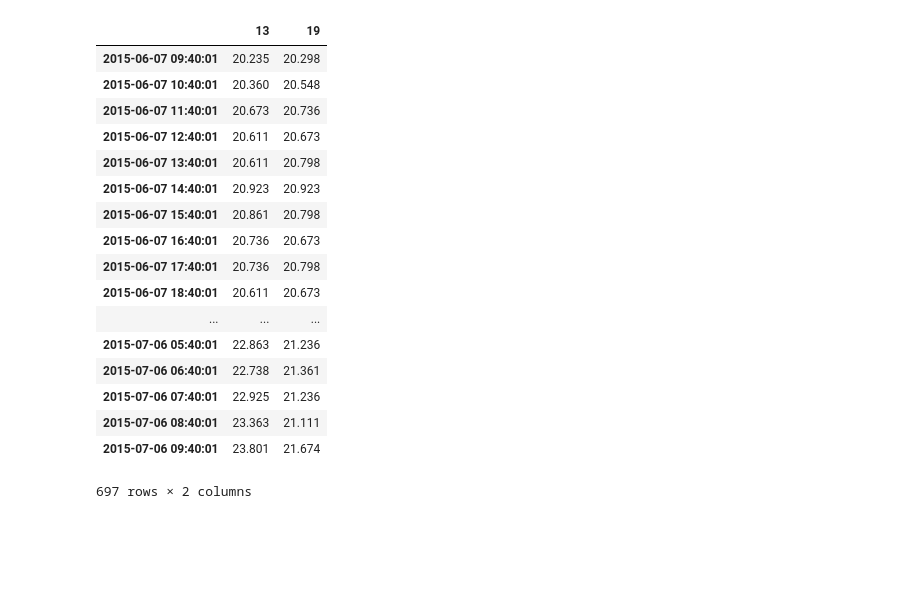
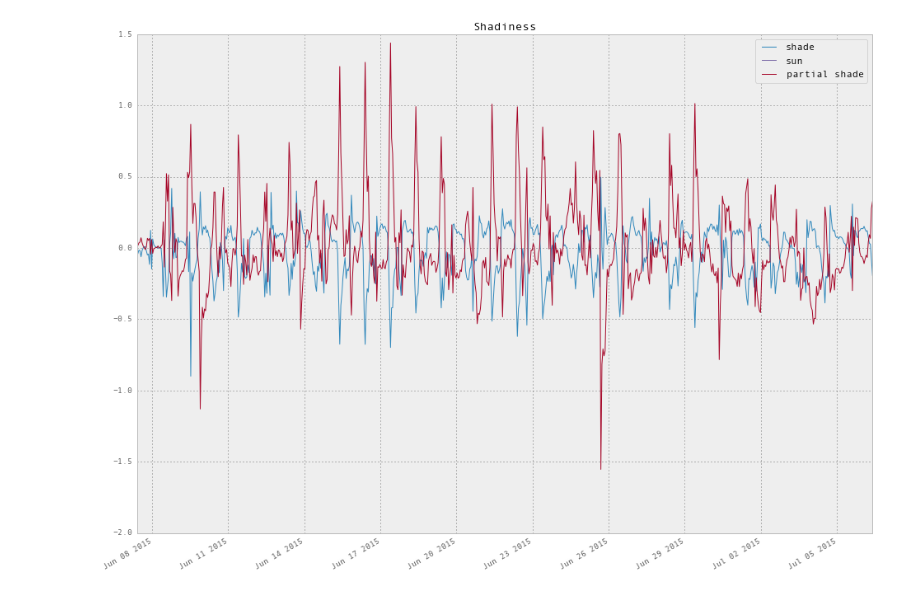
Before and after one commit to gottscott/cityheat, a Jupyter notebook: Bham/ibuttonimport.ipynb, the cells around one changed output. Cells and saved outputs as stored; diff of their text form; code cells hidden in the pictures; blank space fills up the shorter version.

Commit message:
added analysis of sun vs. shade

```diff
--- a/Bham/ibuttonimport.ipynb
+++ b/Bham/ibuttonimport.ipynb
@@ -54,25 +67,17 @@ plt.title('Anomaly Temperature')
-# %%
-# Plot sensors by 'sunorshade'
-
-sunind = np.where(meta['sunorshade']=='shade')
-sunsensors = meta['sensornumber'].values[sunind]
-tempDF[sunsensors[0:2].astype(int)]
-# %% [output]
-|  | 13 | 19 |
-| 2015-06-07 09:40:01 | 20.235 | 20.298 |
-| 2015-06-07 10:40:01 | 20.360 | 20.548 |
-| 2015-06-07 11:40:01 | 20.673 | 20.736 |
-| 2015-06-07 12:40:01 | 20.611 | 20.673 |
-| 2015-06-07 13:40:01 | 20.611 | 20.798 |
-| 2015-06-07 14:40:01 | 20.923 | 20.923 |
-| 2015-06-07 15:40:01 | 20.861 | 20.798 |
-| 2015-06-07 16:40:01 | 20.736 | 20.673 |
-| 2015-06-07 17:40:01 | 20.736 | 20.798 |
-| 2015-06-07 18:40:01 | 20.611 | 20.673 |
-| ... | ... | ... |
-| 2015-07-06 05:40:01 | 22.863 | 21.236 |
-| 2015-07-06 06:40:01 | 22.738 | 21.361 |
-| 2015-07-06 07:40:01 | 22.925 | 21.236 |
-| 2015-07-06 08:40:01 | 23.363 | 21.111 |
-| 2015-07-06 09:40:01 | 23.801 | 21.674 |
-697 rows × 2 columns
+# %%
+# Plot sensors by 'sunorshade'
+shadeindices = meta['sensornumber'].values[np.where(meta['sunorshade']=='shade')].astype(int) # sensor numbers which were in the shade
+anomalyDF[shadeindices].mean(axis=1).plot(label = 'shade')
+plt.hold(True)
+
+sunindices = meta['sensornumber'].values[np.where(meta['sunorshade']=='sun')].astype(int) # sensor numbers which were in the shade
+anomalyDF[sunindices].mean(axis=1).plot(label = 'sun')
+
+partialindices = meta['sensornumber'].values[np.where(meta['sunorshade']=='partial')].astype(int) # sensor numbers which were in the shade
+anomalyDF[partialindices].mean(axis=1).plot(label = 'partial shade')
+
+plt.legend()
+plt.title('Shadiness')
+plt.show()
+# %% [output]
+[figure, added]
```
Also changed, not shown: parts of 4 cells of this notebook.
